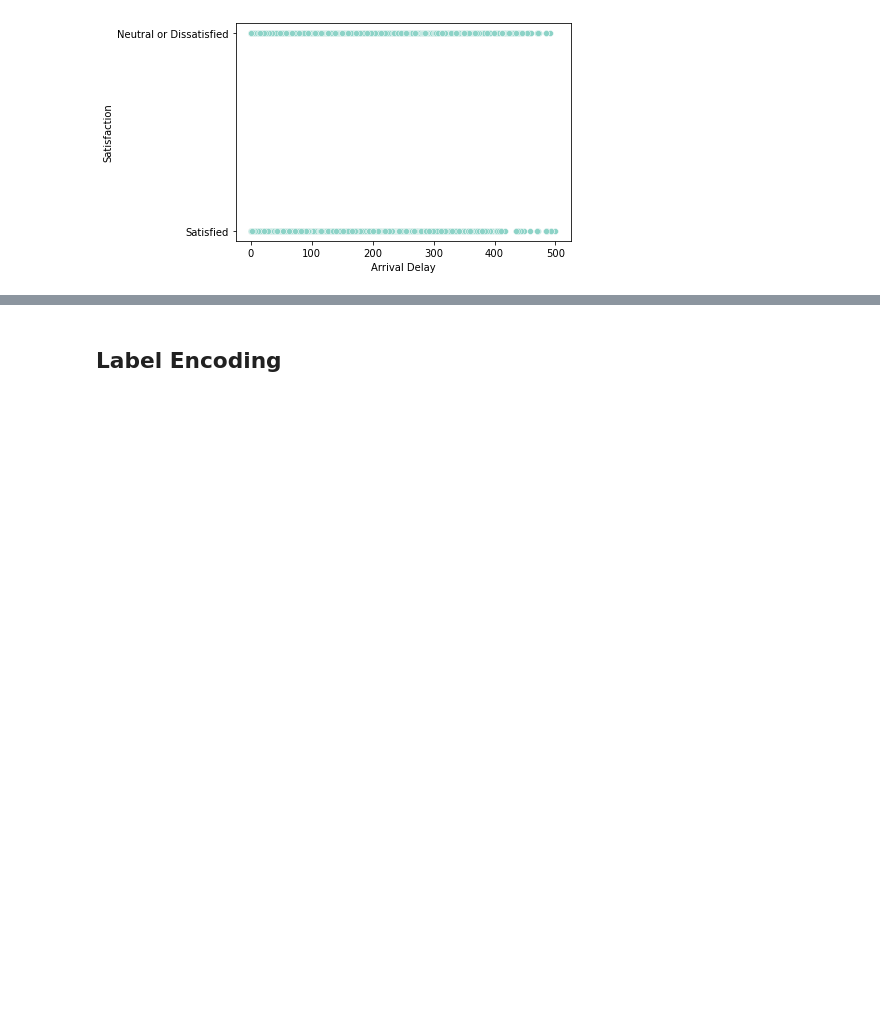
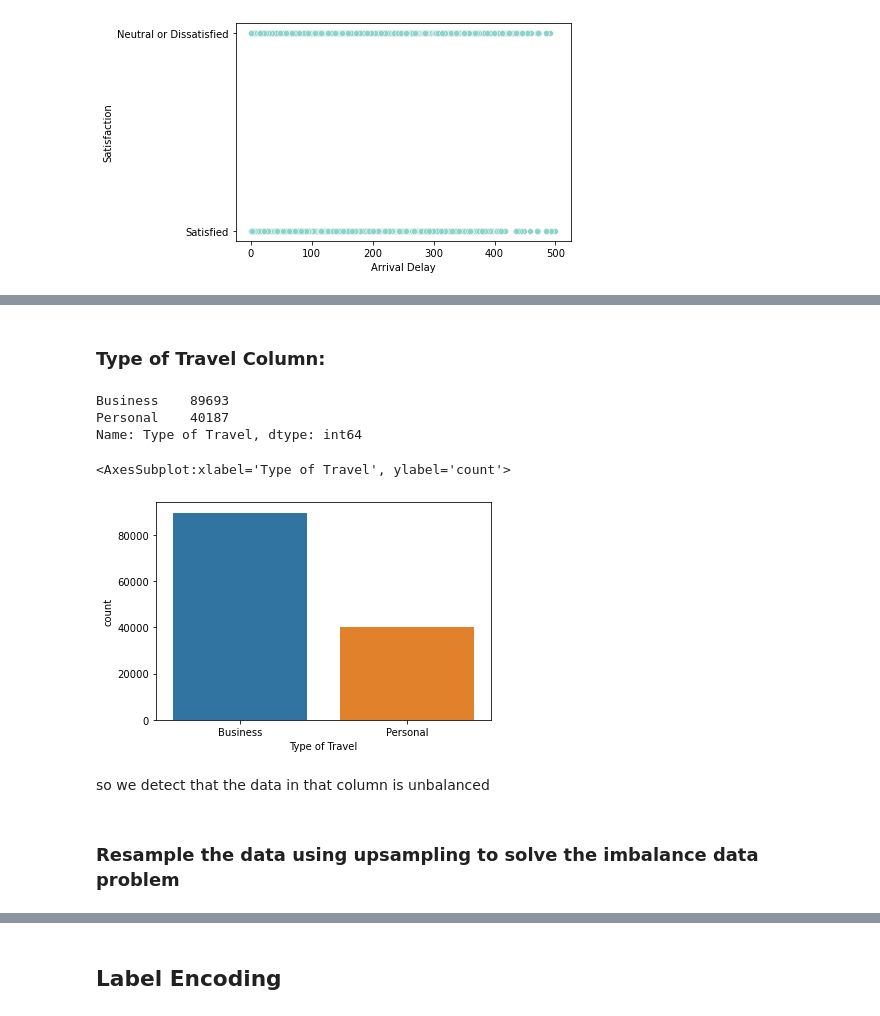
Before and after one commit to miraehab/Airline-Passenger-Satisfaction, a Jupyter notebook: notebook.ipynb, the cells around one changed output, grey strips where cells are left out. Cells and saved outputs as stored; diff of their text form; code cells hidden in the pictures; blank space fills up the shorter version.

```diff
--- a/notebook.ipynb
+++ b/notebook.ipynb
@@ -284,0 +311,17 @@ plt.show()
+# %% [markdown]
+<h3>Type of Travel Column:</h3>
+# %%
+data['Type of Travel'].value_counts()
+# %% [output]
+Business    89693
+Personal    40187
+Name: Type of Travel, dtype: int64
+# %%
+sns.countplot(data['Type of Travel'])
+# %% [output]
+<AxesSubplot:xlabel='Type of Travel', ylabel='count'>
+[figure, added]
+# %% [markdown]
+so we detect that the data in that column is unbalanced
+# %% [markdown]
+<h3>Resample the data using upsampling to solve the imbalance data problem</h3>
```
Also changed, not shown: parts of 12 cells of this notebook.
